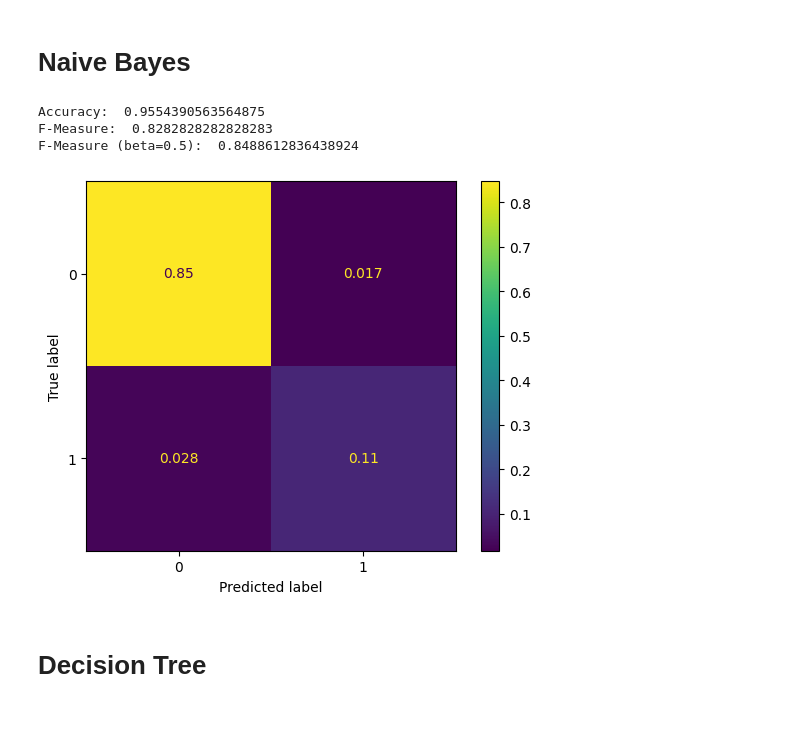
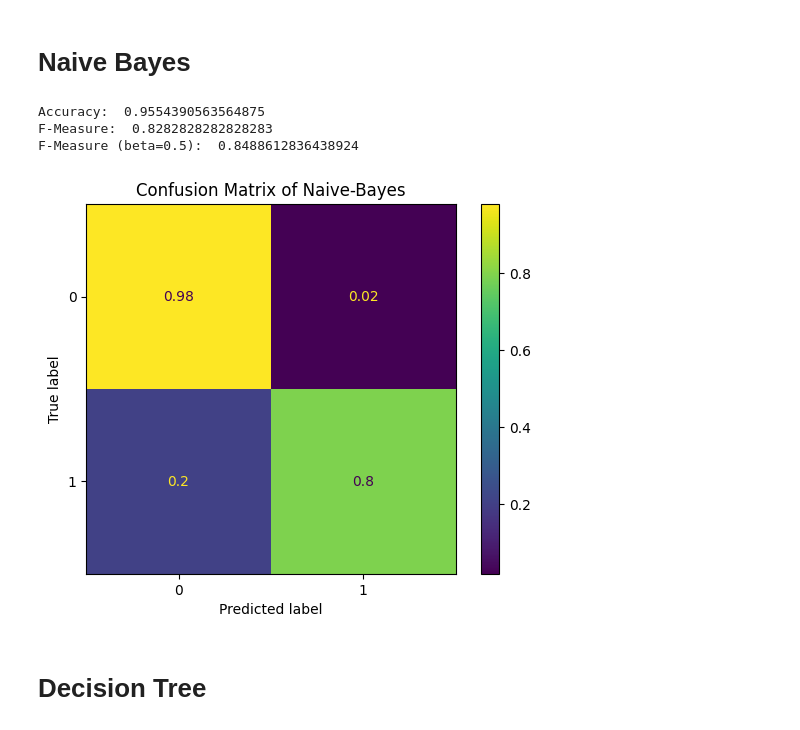
Before and after one commit to Darzuo/cs4641-code, a Jupyter notebook: exploration.ipynb, the cells around one changed output. Drawn from its saved outputs; the diff is of its cells as text; code cells hidden in the pictures.

```diff
--- a/exploration.ipynb
+++ b/exploration.ipynb
@@ -270,27 +302,28 @@ F-Measure (beta=0.5):  0.9009009009009008
 # %%
 from sklearn.naive_bayes import GaussianNB
 
 gnb = GaussianNB()
 gnb.fit(X_train, y_train)
 y_pred = gnb.predict(X_test)
 
 # Print accuracy
 print("Accuracy: ", accuracy_score(y_test, y_pred))
 
 # Print f-score
 print("F-Measure: ", f1_score(y_test, y_pred))
 print("F-Measure (beta=0.5): ", fbeta_score(y_test, y_pred, beta=0.5))
 
 # Print confusion matrix
 ConfusionMatrixDisplay.from_predictions(
-    y_test, y_pred, normalize="all"
+    y_test, y_pred, normalize="true"
 )
+plt.title("Confusion Matrix of Naive-Bayes")
 plt.show()
 # %% [output]
 Accuracy:  0.9554390563564875
 F-Measure:  0.8282828282828283
 F-Measure (beta=0.5):  0.8488612836438924
-[figure, old version]
+[figure, new version]
 # %% [markdown]
 # Decision Tree
 # %%
```
Also changed, not shown: parts of 13 cells of this notebook.
